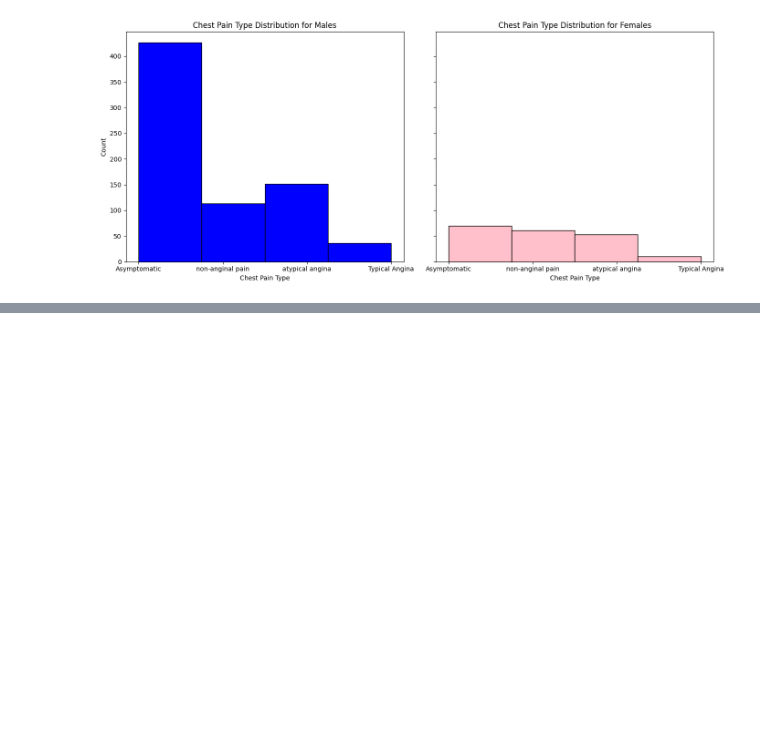
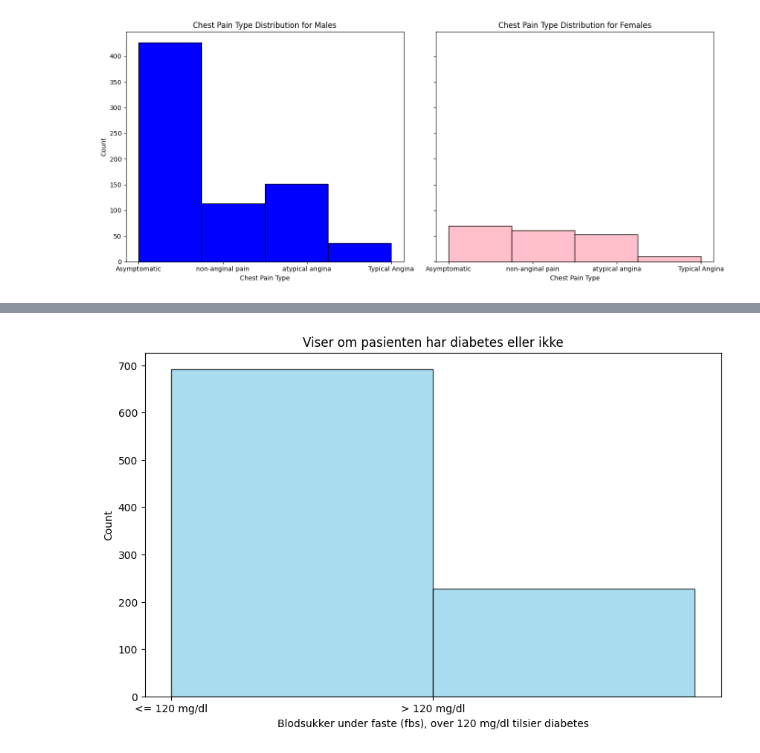
Before and after one commit to KasperFuru/datamining_oblig1, a Jupyter notebook: oblignotebook.ipynb, the cells around one changed output, grey strips where cells are left out. Cells and saved outputs as stored; diff of their text form; code cells hidden in the pictures; blank space fills up the shorter version.

```diff
--- a/oblignotebook.ipynb
+++ b/oblignotebook.ipynb
@@ -174,0 +196,16 @@ Passing `palette` without assigning `hue` is deprecated and will be removed in v
+# %%
+# Plot the distribution of fasting blood sugar (fbs)
+# if fbs > 120 mg/dl, then they have diabetes
+plt.figure(figsize=(10, 6))
+df['fbs'].plot(kind='hist', bins=2, edgecolor='black', color='skyblue', alpha=0.7)
+
+# Add labels and title
+plt.xlabel('Blodsukker under faste (fbs), over 120 mg/dl tilsier diabetes')
+plt.ylabel('Count')
+plt.title('Viser om pasienten har diabetes eller ikke')
+plt.xticks([0, 1], ['<= 120 mg/dl', '> 120 mg/dl'])
+
+# Show the plot
+plt.show()
+# %% [output]
+[figure, added]
```
Also changed, not shown: parts of 11 cells of this notebook.
